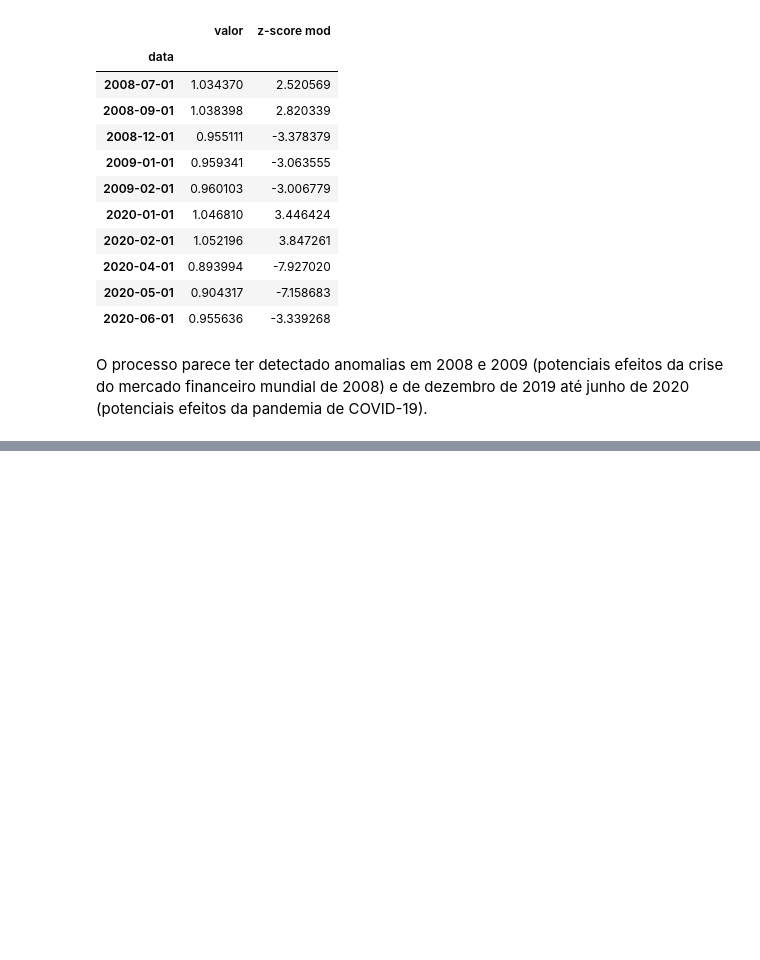
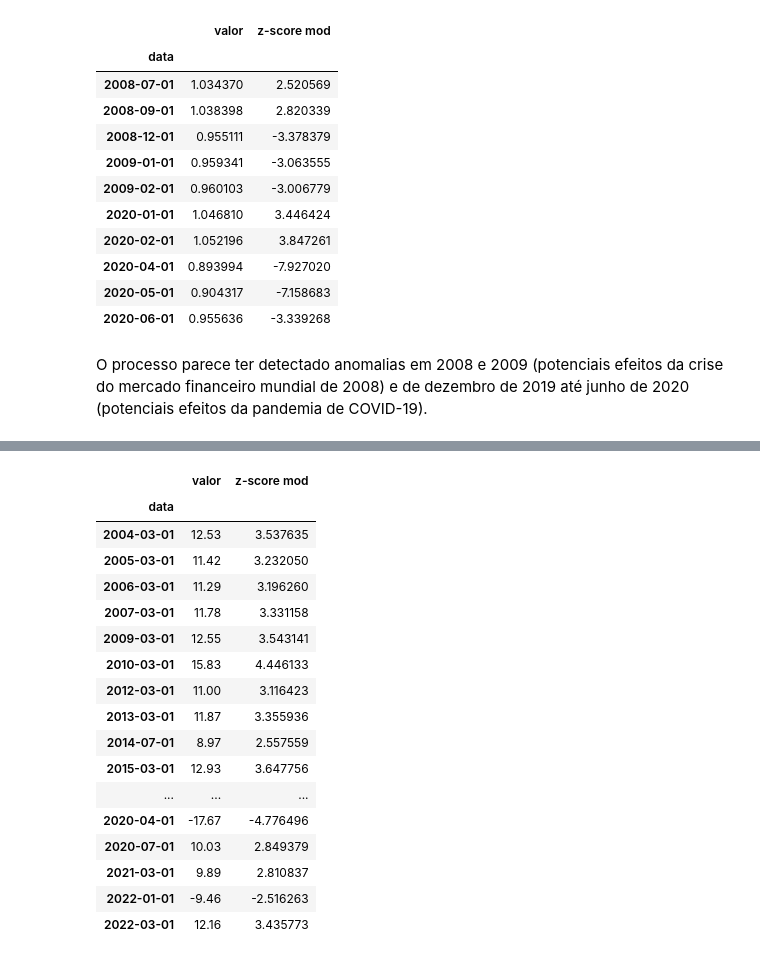
Before and after one commit to dev-alexmc/bimaster-proj, a Jupyter notebook: ibc_br_da_metodos_estatisticos.ipynb, the cells around one changed output, grey strips where cells are left out. Cells and saved outputs as stored; diff of their text form; code cells hidden in the pictures; blank space fills up the shorter version.

```diff
--- a/ibc_br_da_metodos_estatisticos.ipynb
+++ b/ibc_br_da_metodos_estatisticos.ipynb
@@ -225,6 +209,26 @@ display(df_temp.head())
 | 2003-09-01 | 1.007602 | 0.528325 |
 | 2003-10-01 | 1.009311 | 0.655498 |
 | 2003-11-01 | 0.992433 | -0.600664 |
+# %%
+def filtrar_anomalias(df_zscore:pd.DataFrame,
+                      limiar_anomalia:float=2.5) -> pd.DataFrame:
+  '''
+  Função auxiliar para filtrar as entradas de um DataFrame, que contenha
+  uma coluna chamada "z-score mod" que represente o z-score modificado.
+  A função retorna as entradas que estão acima de "limiar_anomalia" e
+  abaixo de "-limiar_anomalia".
+  df_zscore: Pandas DataFrame a ser filtrado (precisa conter uma coluna chamada
+             "z-score mod").
+  limiar_anomalia: limiar de z-score modificado que divide os valores normais
+                  das anomalias.
+  '''
+  assert(limiar_anomalia > 0)
+  assert('z-score mod' in df_zscore.columns)
+
+  filtro_acima_lim_sup = df_zscore['z-score mod'] > limiar_anomalia
+  filtro_abaixo_lim_inf = df_zscore['z-score mod'] < -limiar_anomalia
+
+  return df_zscore[ filtro_acima_lim_sup | filtro_abaixo_lim_inf ]
 # %%
 # depois filtramos os dados em busca de anomalias,
 # assumindo que qualquer coisa acima de 2.5 unidades
@@ -254,0 +307,21 @@ O processo parece ter detectado anomalias em 2008 e 2009 (potenciais efeitos da
+# %%
+display(df_dif_anomalias)
+# %% [output]
+|  | valor | z-score mod |
+| data |  |  |
+| 2004-03-01 | 12.53 | 3.537635 |
+| 2005-03-01 | 11.42 | 3.232050 |
+| 2006-03-01 | 11.29 | 3.196260 |
+| 2007-03-01 | 11.78 | 3.331158 |
+| 2009-03-01 | 12.55 | 3.543141 |
+| 2010-03-01 | 15.83 | 4.446133 |
+| 2012-03-01 | 11.00 | 3.116423 |
+| 2013-03-01 | 11.87 | 3.355936 |
+| 2014-07-01 | 8.97 | 2.557559 |
+| 2015-03-01 | 12.93 | 3.647756 |
+| ... | ... | ... |
+| 2020-04-01 | -17.67 | -4.776496 |
+| 2020-07-01 | 10.03 | 2.849379 |
+| 2021-03-01 | 9.89 | 2.810837 |
+| 2022-01-01 | -9.46 | -2.516263 |
+| 2022-03-01 | 12.16 | 3.435773 |
```
Also changed, not shown: parts of 23 cells of this notebook, 3 other files.
